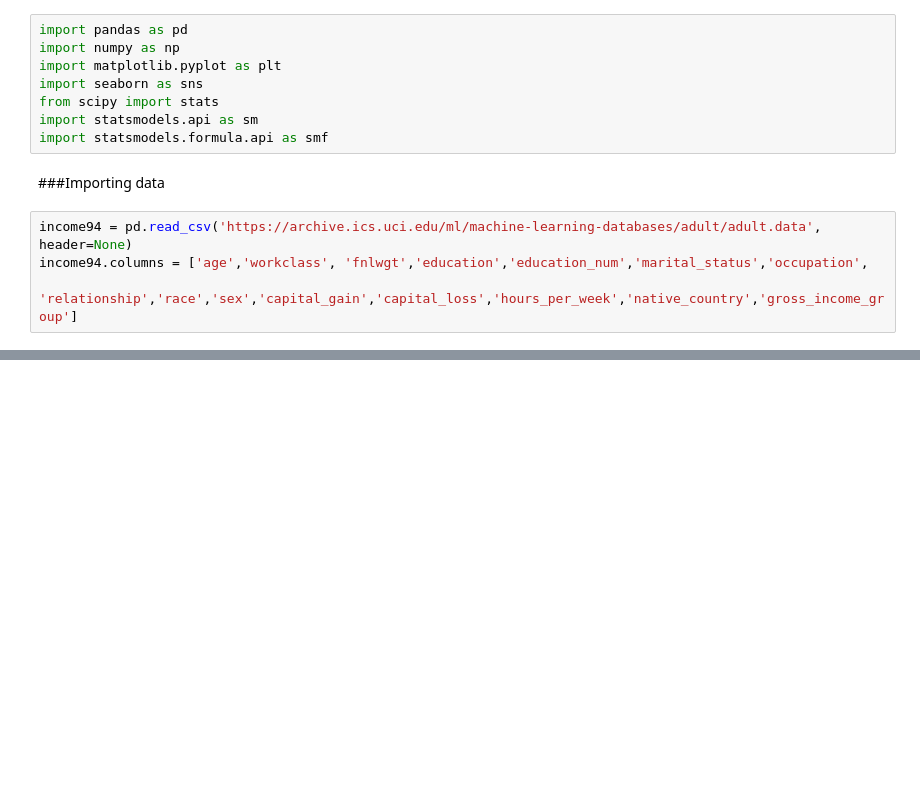
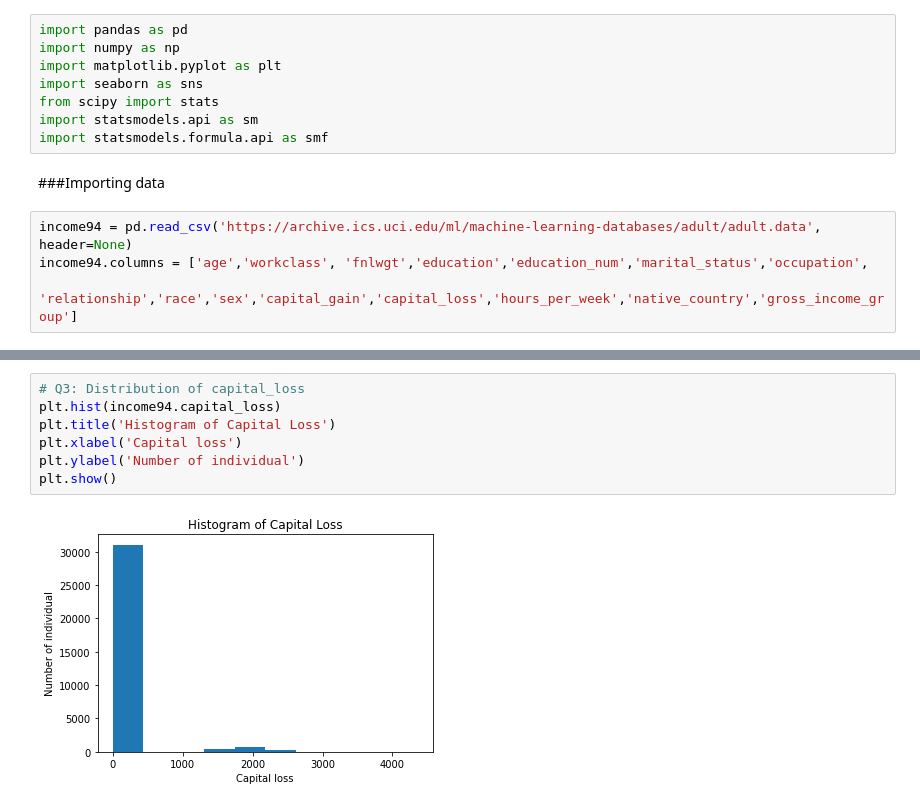
Before and after one commit to Tiffany0410/JSC270_Assg2, a Jupyter notebook: JSC270_Assignment2.ipynb, the cells around one changed output, grey strips where cells are left out. Drawn from its saved outputs; the diff is of its cells as text; blank space fills up the shorter version.

```diff
--- a/JSC270_Assignment2.ipynb
+++ b/JSC270_Assignment2.ipynb
@@ -18,0 +98,9 @@ income94.columns = ['age','workclass', 'fnlwgt','education','education_num','mar
+# %%
+# Q3: Distribution of capital_loss
+plt.hist(income94.capital_loss)
+plt.title('Histogram of Capital Loss')
+plt.xlabel('Capital loss')
+plt.ylabel('Number of individual')
+plt.show()
+# %% [output]
+[figure, added]
```
Also changed, not shown: parts of 10 cells of this notebook.
